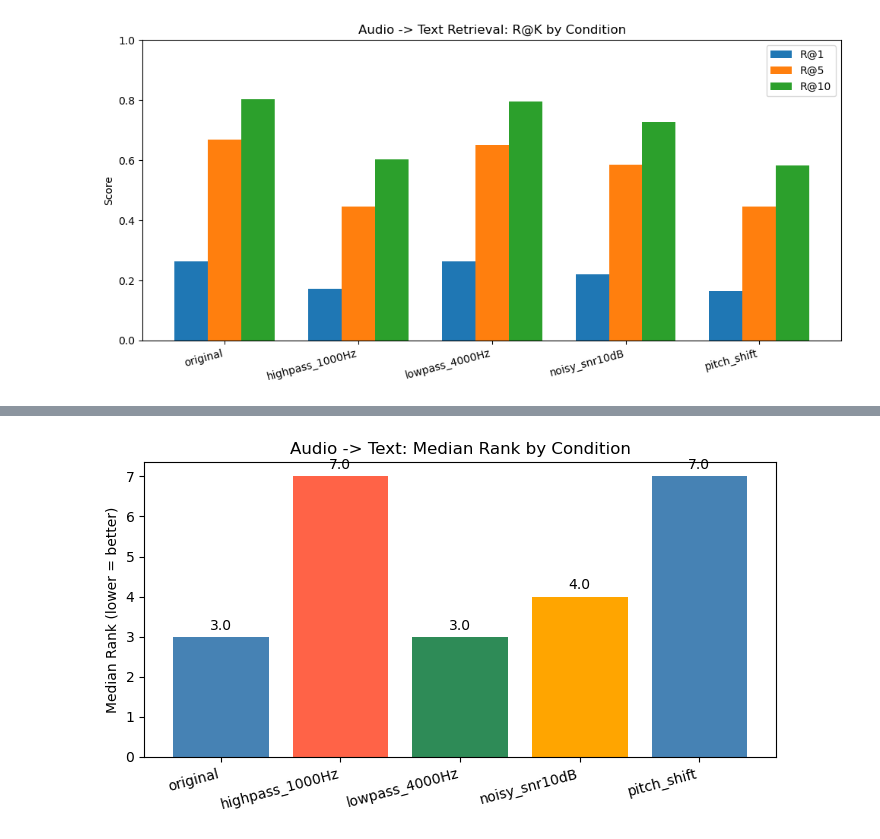
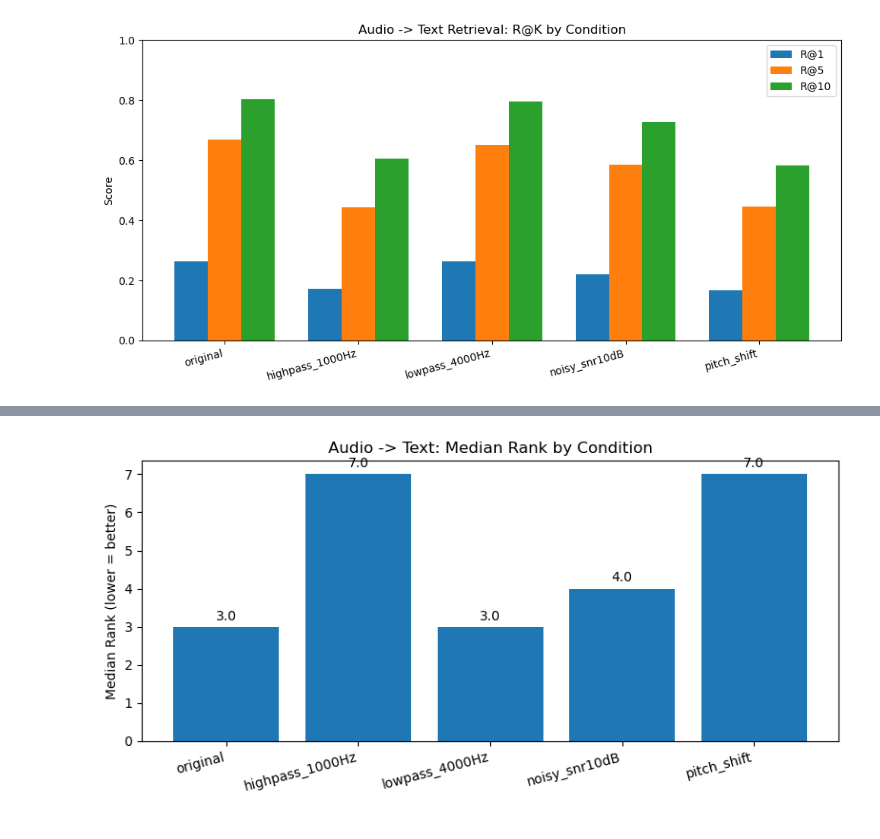
Before and after one commit to qianshuguo/audio-text-clap, a Jupyter notebook: notebooks/03_processed_audio_analysis.ipynb, the cells around one changed output, grey strips where cells are left out. Drawn from its saved outputs; the diff is of its cells as text; code cells hidden in the pictures.

```diff
--- a/notebooks/03_processed_audio_analysis.ipynb
+++ b/notebooks/03_processed_audio_analysis.ipynb
@@ -67,0 +44,10 @@ bad files filtered out: {'196.wav', '247.wav', '34.wav'}
+# %%
+# filter out the 3 known bad files (empty audio, start_time beyond video duration)
+BAD_FILES = {'34.wav', '196.wav', '247.wav'}
+
+df = pd.read_csv(CSV_PATH)
+clean_df = df[~df['audio_filename'].isin(BAD_FILES)].reset_index(drop=True)
+captions = clean_df['caption'].tolist()
+
+print(f'total samples: {len(df)}  ->  clean samples: {len(clean_df)}')
+print(f'bad files skipped: {BAD_FILES}')
@@ -242,14 +279,14 @@ plt.show()
 # %%
-# visualization 3: MedR comparison (lower is better)
-fig, ax = plt.subplots(figsize=(7, 4))
+# visualization 3: MedR comparison A->T (lower is better)
+fig, ax = plt.subplots(figsize=(8, 4))
 medr_vals = [results[l]['A->T']['MedR'] for l in labels]
-bars = ax.bar(labels, medr_vals, color=['steelblue', 'tomato', 'seagreen', 'orange'])
+bars = ax.bar(labels, medr_vals)
 ax.bar_label(bars, fmt='%.1f', padding=3)
 ax.set_ylabel('Median Rank (lower = better)')
 ax.set_title('Audio -> Text: Median Rank by Condition')
 plt.xticks(rotation=15, ha='right')
 plt.tight_layout()
 plt.savefig(os.path.join(RESULTS_DIR, 'medr_comparison.png'), dpi=150)
 plt.show()
 # %% [output]
-[figure, old version]
+[figure, new version]
```
Also changed, not shown: parts of 10 cells of this notebook, 17 other files.
